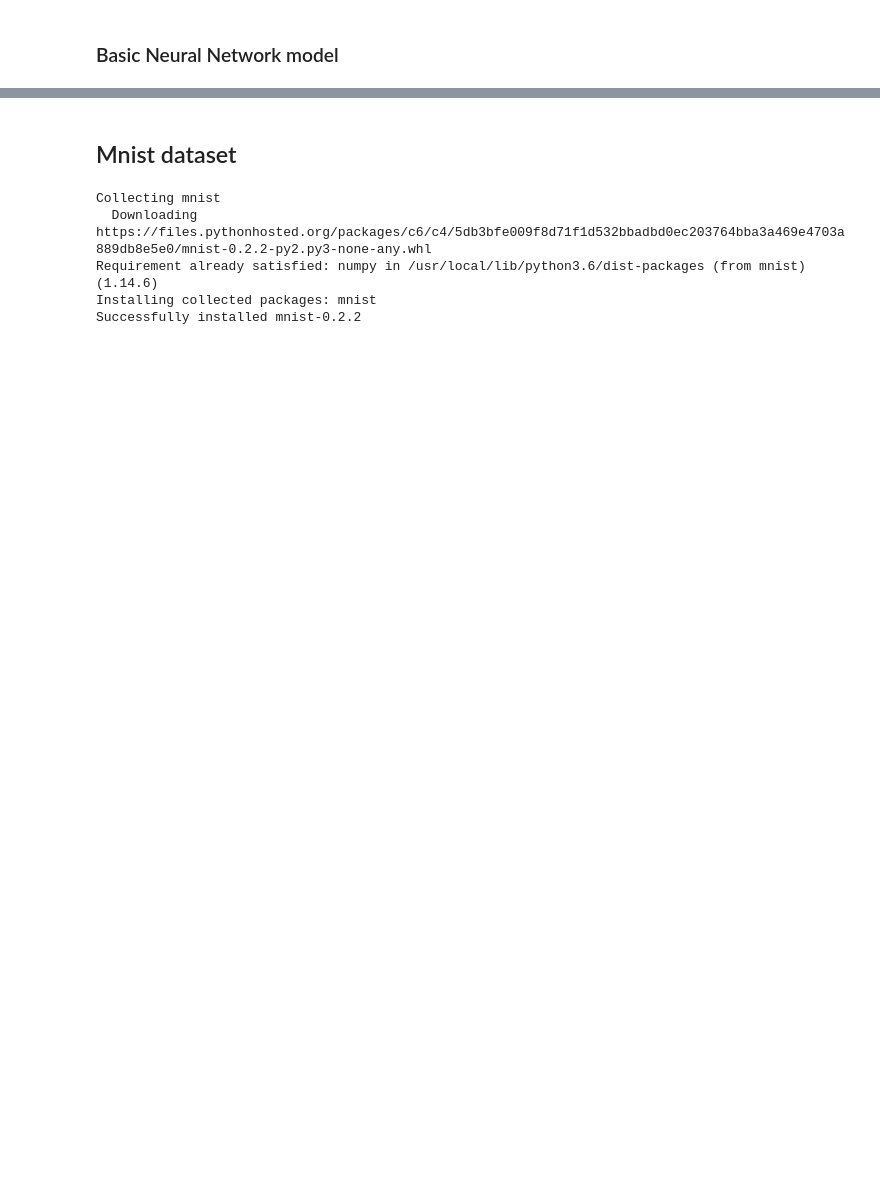
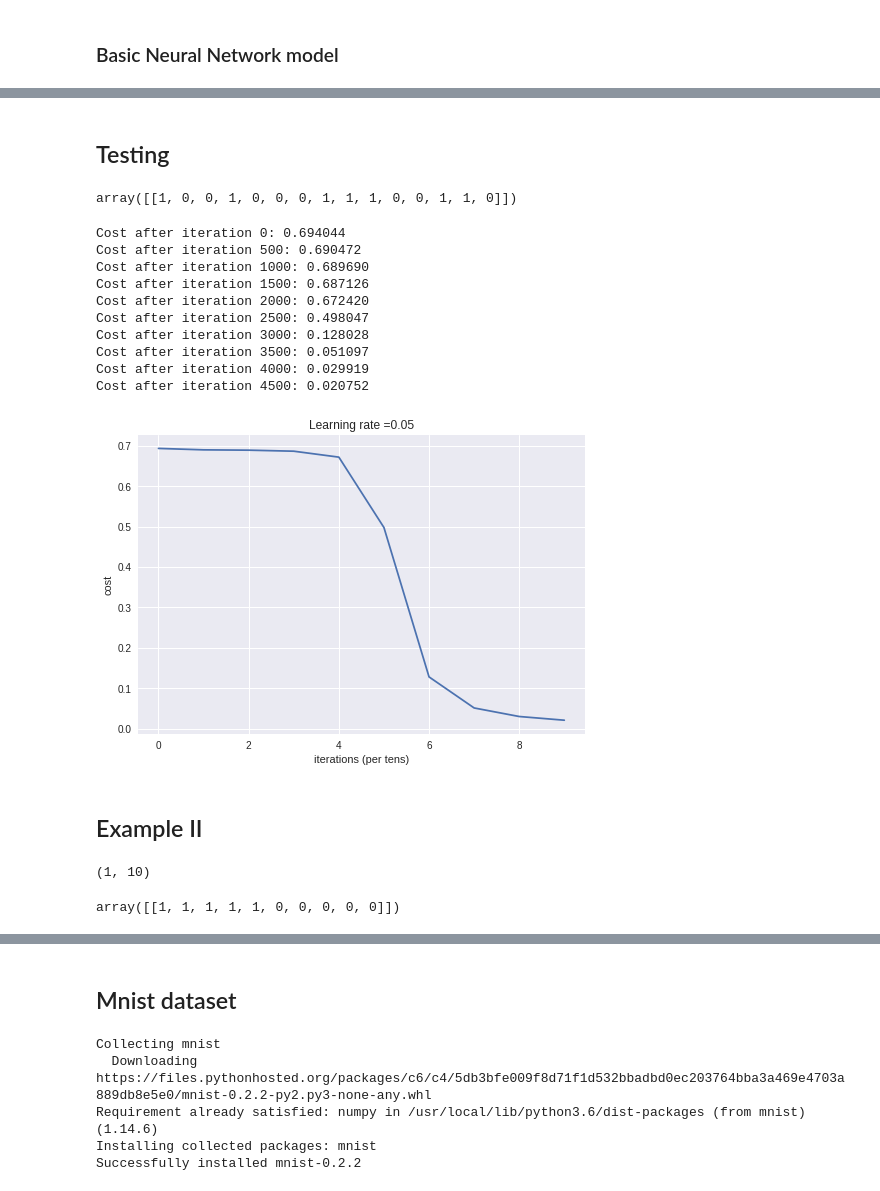
Before and after one commit to paulamos/MLcourse, a Jupyter notebook: MachineLearningLab02.ipynb, the cells around one changed output, grey strips where cells are left out. Saved outputs shown, nothing was run; the diff lists cells and outputs as text; code cells hidden in the pictures; blank space fills up the shorter version.

```diff
--- a/MachineLearningLab02.ipynb
+++ b/MachineLearningLab02.ipynb
@@ -153,0 +371,28 @@ output = NN_model_forward(X, weights)
+# %% [markdown]
+## Testing
+# %%
+train_x = np.random.randn(10,15) #(input, liczba przykładów)
+train_y = np.where(np.mean(train_x,axis=0)<0,0,1)
+train_y = train_y.reshape(1,15) #(output, liczba przykladow)
+#train_y = np.random.rand(1,100)
+# %%
+train_y
+# %% [output]
+array([[1, 0, 0, 1, 0, 0, 0, 1, 1, 1, 0, 0, 1, 1, 0]])
+# %%
+layers_dims = [10,  8, 5, 1]
+parameters = L_layer_model(train_x, train_y, layers_dims, num_iterations = 5000, print_cost = True)
+# %% [output]
+Cost after iteration 0: 0.694044
+Cost after iteration 500: 0.690472
+Cost after iteration 1000: 0.689690
+Cost after iteration 1500: 0.687126
+Cost after iteration 2000: 0.672420
+Cost after iteration 2500: 0.498047
+Cost after iteration 3000: 0.128028
+Cost after iteration 3500: 0.051097
+Cost after iteration 4000: 0.029919
+Cost after iteration 4500: 0.020752
+[figure, added]
+# %% [markdown]
+## Example II
@@ -153,0 +403,8 @@ output = NN_model_forward(X, weights)
+# %%
+train_y.shape
+# %% [output]
+(1, 10)
+# %%
+train_y
+# %% [output]
+array([[1, 1, 1, 1, 1, 0, 0, 0, 0, 0]])
```
Also changed, not shown: parts of 52 cells of this notebook.
